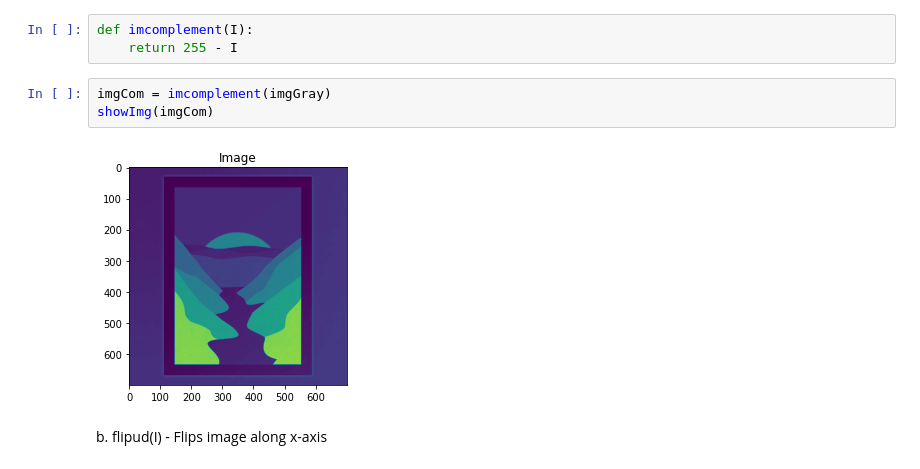
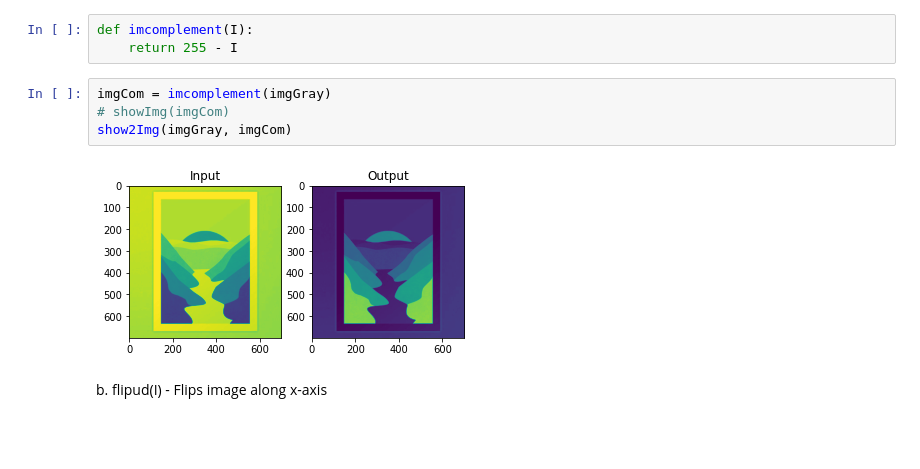
Before and after one commit to KATTA-00/CO543-Image-Processing-Labs, a Jupyter notebook: lab01/e19129.ipynb, the cells around one changed output. Drawn from its saved outputs; the diff is of its cells as text; blank space fills up the shorter version.

```diff
--- a/lab01/e19129.ipynb
+++ b/lab01/e19129.ipynb
@@ -44,9 +95,10 @@ def imcomplement(I):
     return 255 - I
 # %%
 imgCom = imcomplement(imgGray)
-showImg(imgCom)
+# showImg(imgCom)
+show2Img(imgGray, imgCom)
 # %% [output]
-[figure, old version]
+[figure, new version]
 # %% [markdown]
 b. flipud(I) - Flips image along x-axis
 # %%
```
Also changed, not shown: parts of 17 cells of this notebook, 3 other files.
